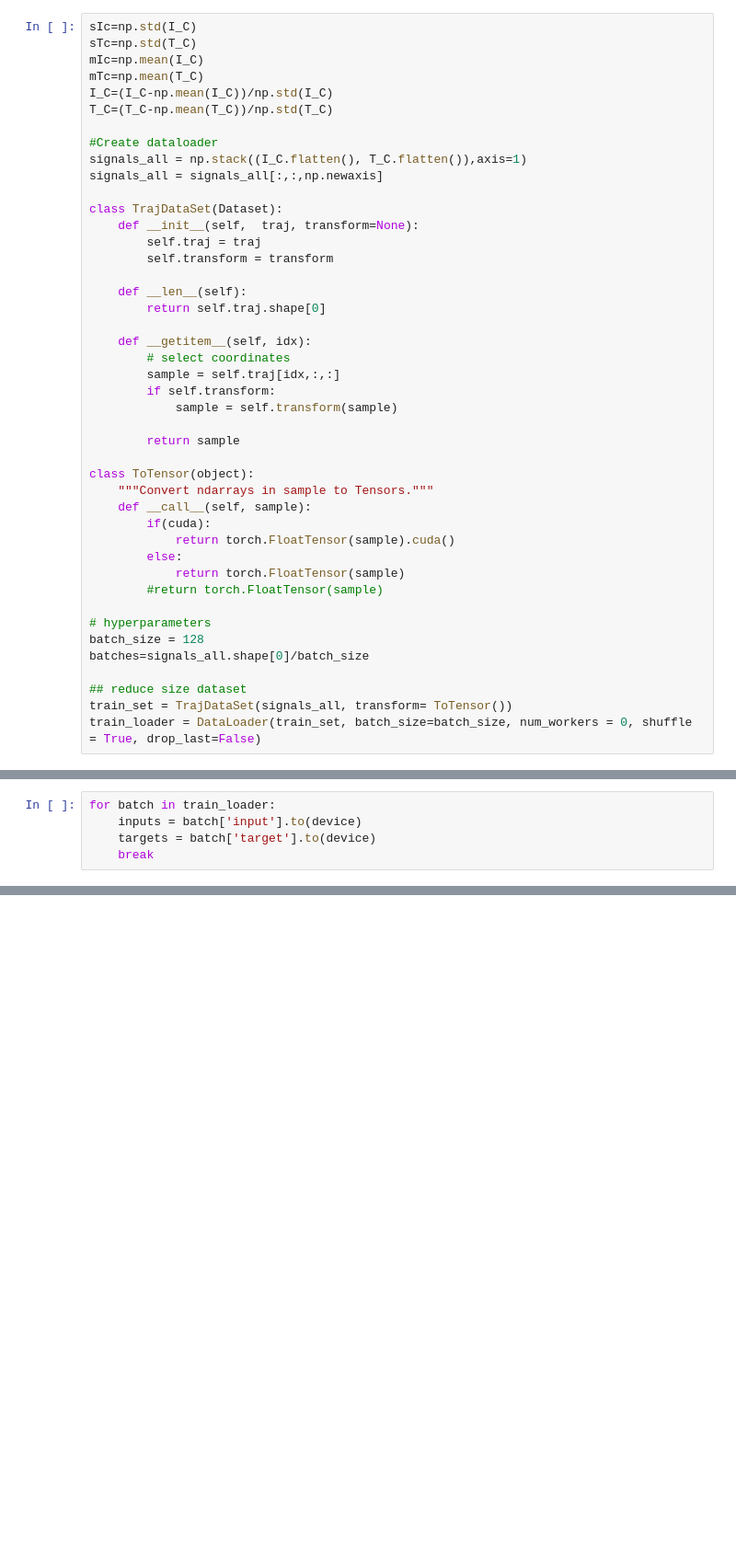
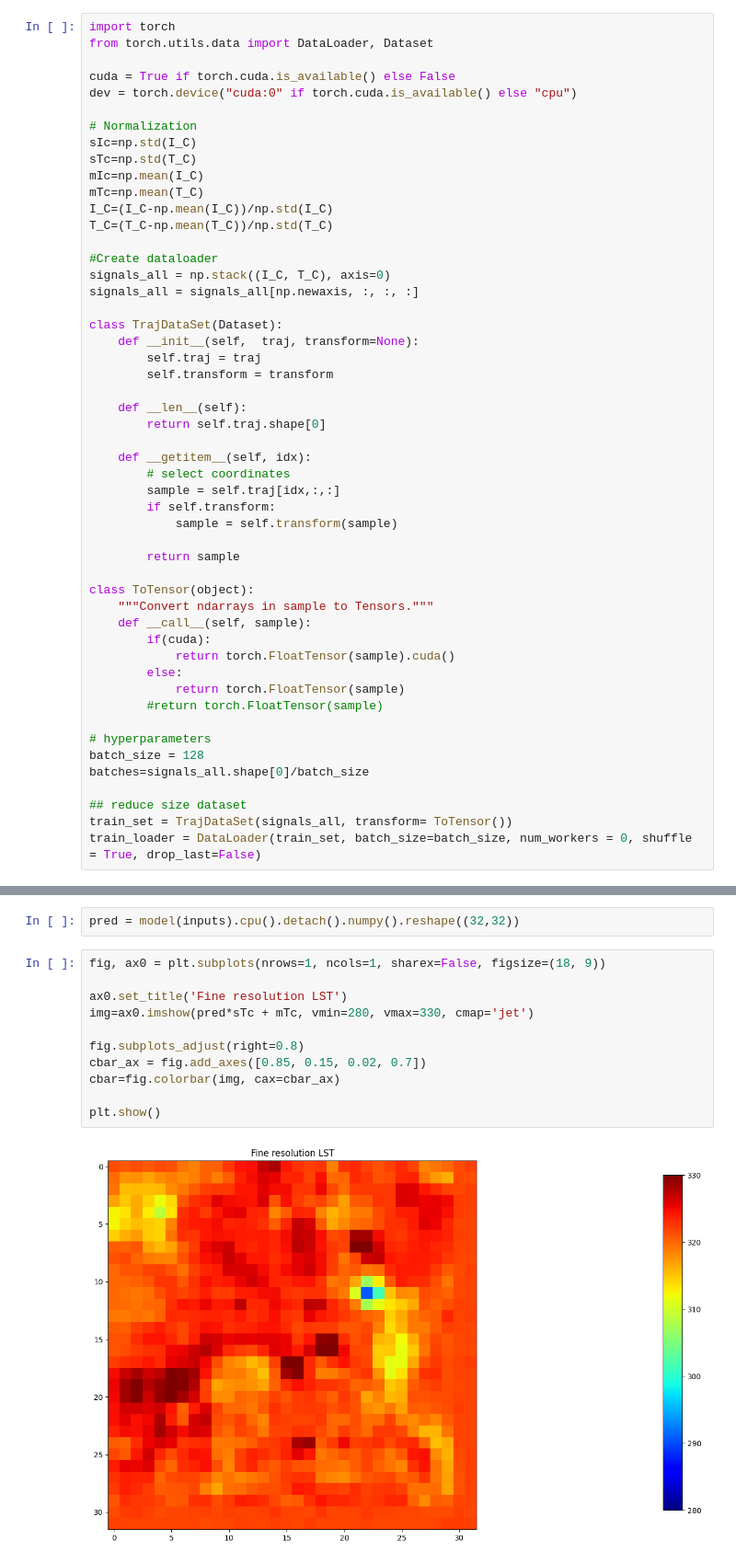
Before and after one commit to richardsbenjamin/MLforEarthObservation, a Jupyter notebook: test.ipynb, the cells around one changed output, grey strips where cells are left out. Shown at 92% size. Drawn from its saved outputs; the diff is of its cells as text; blank space fills up the shorter version.

```diff
--- a/test.ipynb
+++ b/test.ipynb
@@ -26,4 +43,11 @@ Image NDBI_100m.img - Width: 30, Height: 30
 # %%
+import torch
+from torch.utils.data import DataLoader, Dataset
+
+cuda = True if torch.cuda.is_available() else False
+dev = torch.device("cuda:0" if torch.cuda.is_available() else "cpu")
+
+# Normalization
 sIc=np.std(I_C)
 sTc=np.std(T_C)
 mIc=np.mean(I_C)
@@ -32,8 +56,8 @@ I_C=(I_C-np.mean(I_C))/np.std(I_C)
 T_C=(T_C-np.mean(T_C))/np.std(T_C)
 
 #Create dataloader
-signals_all = np.stack((I_C.flatten(), T_C.flatten()),axis=1)
-signals_all = signals_all[:,:,np.newaxis]
+signals_all = np.stack((I_C, T_C), axis=0)
+signals_all = signals_all[np.newaxis, :, :, :]
 
 class TrajDataSet(Dataset):
     def __init__(self,  traj, transform=None):
@@ -93,5 +93,0 @@ HELLO
-# %%
-for batch in train_loader:
-    inputs = batch['input'].to(device)
-    targets = batch['target'].to(device)
-    break
@@ -119,0 +308,15 @@ torch.Size([1, 28, 28, 192])
+# %%
+pred = model(inputs).cpu().detach().numpy().reshape((32,32))
+# %%
+fig, ax0 = plt.subplots(nrows=1, ncols=1, sharex=False, figsize=(18, 9))
+
+ax0.set_title('Fine resolution LST')
+img=ax0.imshow(pred*sTc + mTc, vmin=280, vmax=330, cmap='jet')
+
+fig.subplots_adjust(right=0.8)
+cbar_ax = fig.add_axes([0.85, 0.15, 0.02, 0.7])
+cbar=fig.colorbar(img, cax=cbar_ax)
+
+plt.show()
+# %% [output]
+[figure, added]
```
Also changed, not shown: parts of 12 cells of this notebook, 2 other files.
